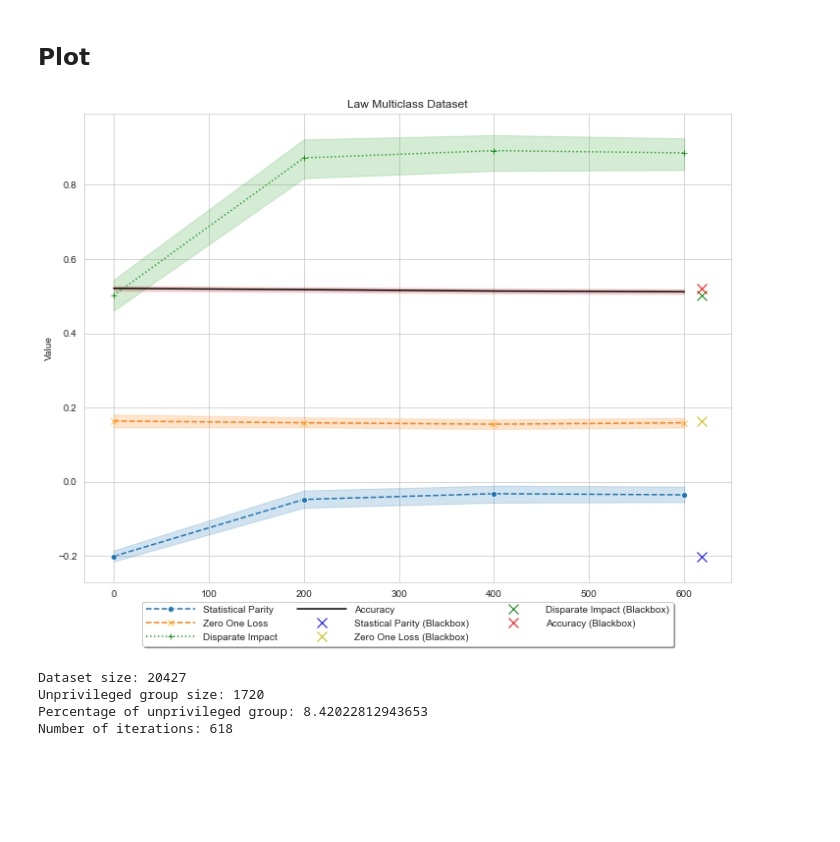
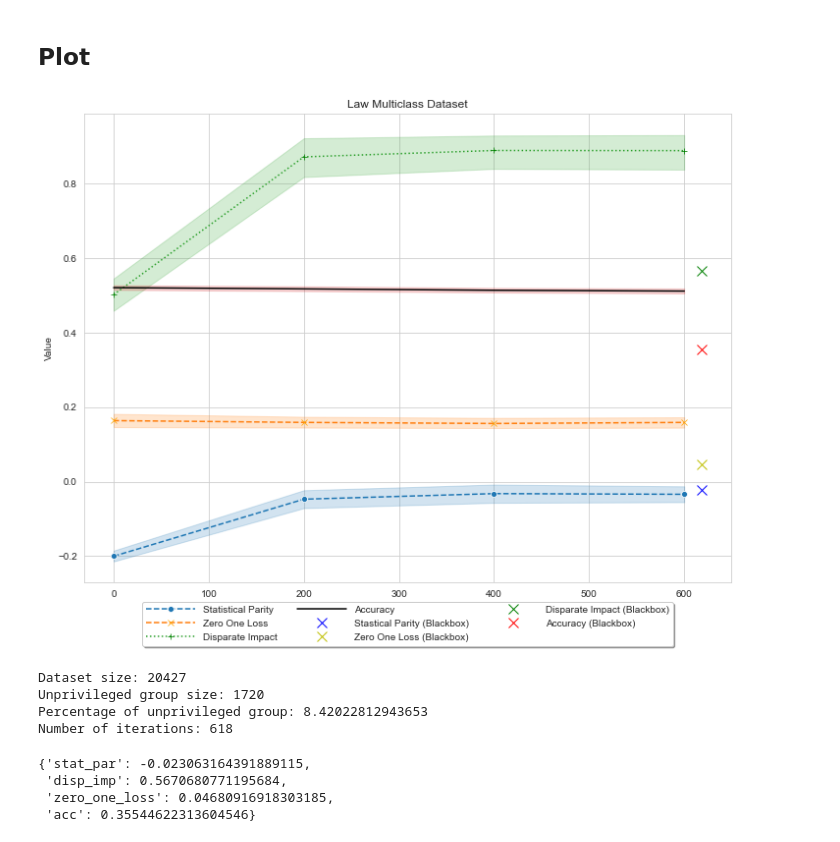
Before and after one commit to giordanoDaloisio/fairness, a Jupyter notebook: law.ipynb, the cells around one changed output. Saved outputs shown, nothing was run; the diff lists cells and outputs as text; code cells hidden in the pictures; blank space fills up the shorter version.

Commit message:
generated pdf image for multiclass notebooks

```diff
--- a/law.ipynb
+++ b/law.ipynb
@@ -162,11 +162,11 @@ Pre-adjustment group rates are
 # %%
 df = prepareplots(metrics,'law')
 # %%
-points = preparepoints(lr_metrics, demv.get_iters())
+points = preparepoints(blackboxmetrics, demv.get_iters())
 
 plot_metrics_curves(df, points, 'Law Multiclass Dataset')
 # %% [output]
-[figure, old version]
+[figure, new version]
 # %%
 unprivpergentage(data,protected_group, demv.get_iters())
 # %% [output]
@@ -174,3 +174,10 @@ Dataset size: 20427
 Unprivileged group size: 1720
 Percentage of unprivileged group: 8.42022812943653
 Number of iterations: 618
+# %%
+blackboxmetrics
+# %% [output]
+{'stat_par': -0.023063164391889115,
+ 'disp_imp': 0.5670680771195684,
+ 'zero_one_loss': 0.04680916918303185,
+ 'acc': 0.35544622313604546}
```
Also changed, not shown: parts of 2 cells of this notebook, 5 other files.
